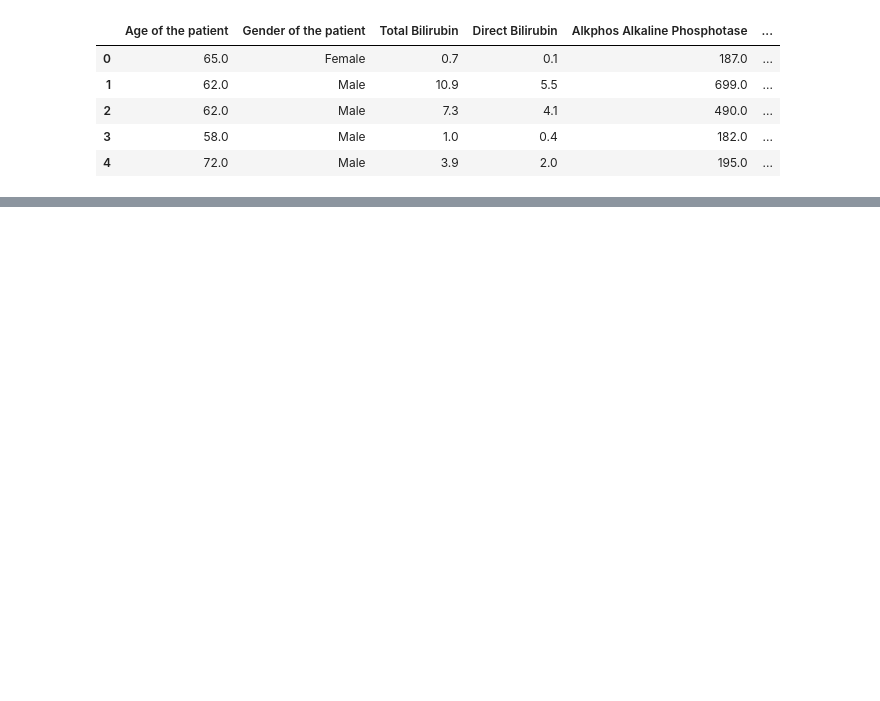
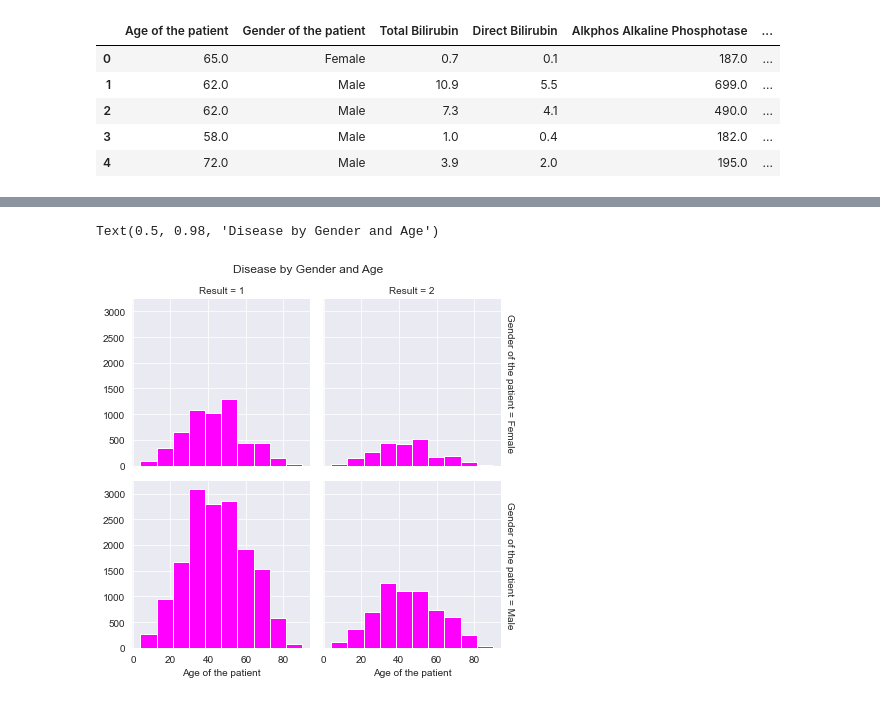
Before and after one commit to RamicAmir/Grupp2-Machine-Learning, a Jupyter notebook: liver-disease/liver_dataset.ipynb, the cells around one changed output, grey strips where cells are left out. Cells and saved outputs as stored; diff of their text form; code cells hidden in the pictures; blank space fills up the shorter version.

```diff
--- a/liver-disease/liver_dataset.ipynb
+++ b/liver-disease/liver_dataset.ipynb
@@ -27,0 +134,8 @@ liver_df.head()
+# %%
+g = sns.FacetGrid(liver_df, col="Result", row="Gender of the patient", margin_titles=True)
+g.map(plt.hist, "Age of the patient", color="magenta")
+plt.subplots_adjust(top=0.9)
+g.fig.suptitle('Disease by Gender and Age')
+# %% [output]
+Text(0.5, 0.98, 'Disease by Gender and Age')
+[figure, added]
```
Also changed, not shown: parts of 21 cells of this notebook.
